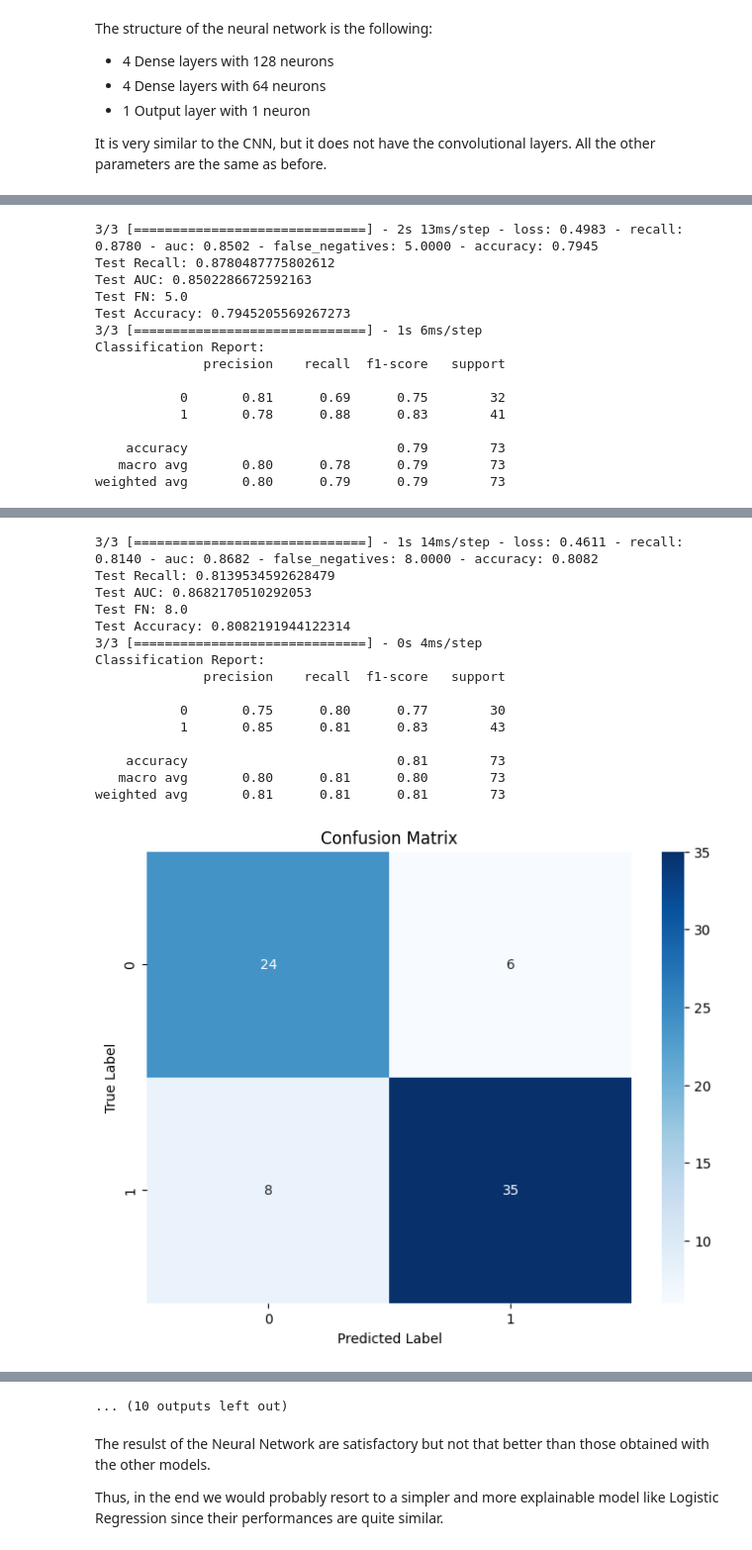
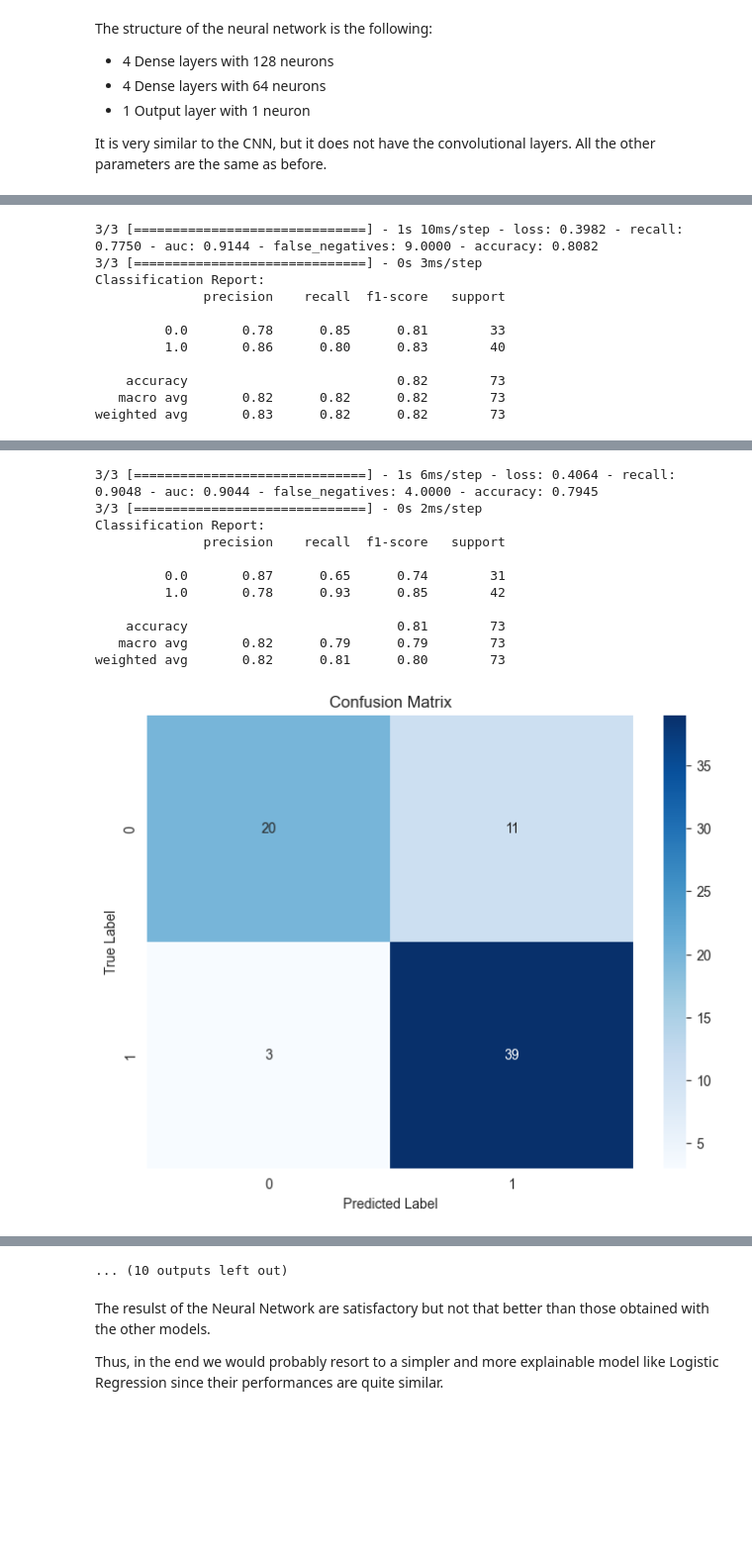
Before and after one commit to marinazanoni/FDS_final, a Jupyter notebook: report_5.ipynb, the cells around one changed output, grey strips where cells are left out. Shown at 99% size. Saved outputs shown, nothing was run; the diff lists cells and outputs as text; code cells hidden in the pictures; blank space fills up the shorter version.

```diff
--- a/report_5.ipynb
+++ b/report_5.ipynb
@@ -555,3 +554,8 @@ After testing the behavior of the dataset under the various types of interpolati
 Now we will split the dataset in:
 - the matrix of features $X$
 - the matrix of the labels $y$
+# %%
+numerical_columns = ['age', 'trestbps', 'chol', 'thalch', 'oldpeak', 'slope']
+scaler = MinMaxScaler()
+knn_df[numerical_columns] = scaler.fit_transform(knn_df[numerical_columns])
+knn_df.head()
@@ -558,6 +569,6 @@ Now we will split the dataset in:
 # %%
-X = dataset.drop('num', axis=1)
-y = dataset['num']
+X = knn_df.drop('num', axis=1)
+y = knn_df['num']
 
 print(f"The shape of X is: {X.shape}")
 print(f"The shape of y is: {y.shape}")
@@ -926,7 +931,9 @@ n_splits = 5
 # Weights of the classes
 class_weight = {0: 1, 1: 1.5}
 
-optimize.CV_NN_stats(X, y, n_splits, class_weight, 'NN')
+threshold = 0.48
+
+optimize.CV_NN_stats(X, y, n_splits, class_weight, threshold, 'NN')
 
 warnings.filterwarnings('ignore')
 # %% [output]
@@ -951,15 +954,11 @@ weighted avg       0.85      0.85      0.85        73
-3/3 [==============================] - 2s 13ms/step - loss: 0.4983 - recall: 0.8780 - auc: 0.8502 - false_negatives: 5.0000 - accuracy: 0.7945
-Test Recall: 0.8780487775802612
-Test AUC: 0.8502286672592163
-Test FN: 5.0
-Test Accuracy: 0.7945205569267273
-3/3 [==============================] - 1s 6ms/step
+3/3 [==============================] - 1s 10ms/step - loss: 0.3982 - recall: 0.7750 - auc: 0.9144 - false_negatives: 9.0000 - accuracy: 0.8082
+3/3 [==============================] - 0s 3ms/step
 Classification Report:
               precision    recall  f1-score   support
 
-           0       0.81      0.69      0.75        32
-           1       0.78      0.88      0.83        41
+         0.0       0.78      0.85      0.81        33
+         1.0       0.86      0.80      0.83        40
 
-    accuracy                           0.79        73
-   macro avg       0.80      0.78      0.79        73
-weighted avg       0.80      0.79      0.79        73
+    accuracy                           0.82        73
+   macro avg       0.82      0.82      0.82        73
+weighted avg       0.83      0.82      0.82        73
@@ -969,16 +968,12 @@ weighted avg       0.80      0.79      0.79        73
-3/3 [==============================] - 1s 14ms/step - loss: 0.4611 - recall: 0.8140 - auc: 0.8682 - false_negatives: 8.0000 - accuracy: 0.8082
-Test Recall: 0.8139534592628479
-Test AUC: 0.8682170510292053
-Test FN: 8.0
-Test Accuracy: 0.8082191944122314
-3/3 [==============================] - 0s 4ms/step
+3/3 [==============================] - 1s 6ms/step - loss: 0.4064 - recall: 0.9048 - auc: 0.9044 - false_negatives: 4.0000 - accuracy: 0.7945
+3/3 [==============================] - 0s 2ms/step
 Classification Report:
               precision    recall  f1-score   support
 
-           0       0.75      0.80      0.77        30
-           1       0.85      0.81      0.83        43
+         0.0       0.87      0.65      0.74        31
+         1.0       0.78      0.93      0.85        42
 
     accuracy                           0.81        73
-   macro avg       0.80      0.81      0.80        73
-weighted avg       0.81      0.81      0.81        73
+   macro avg       0.82      0.79      0.79        73
+weighted avg       0.82      0.81      0.80        73
-[figure, old version]
+[figure, new version]
```
Also changed, not shown: parts of 34 cells of this notebook.
